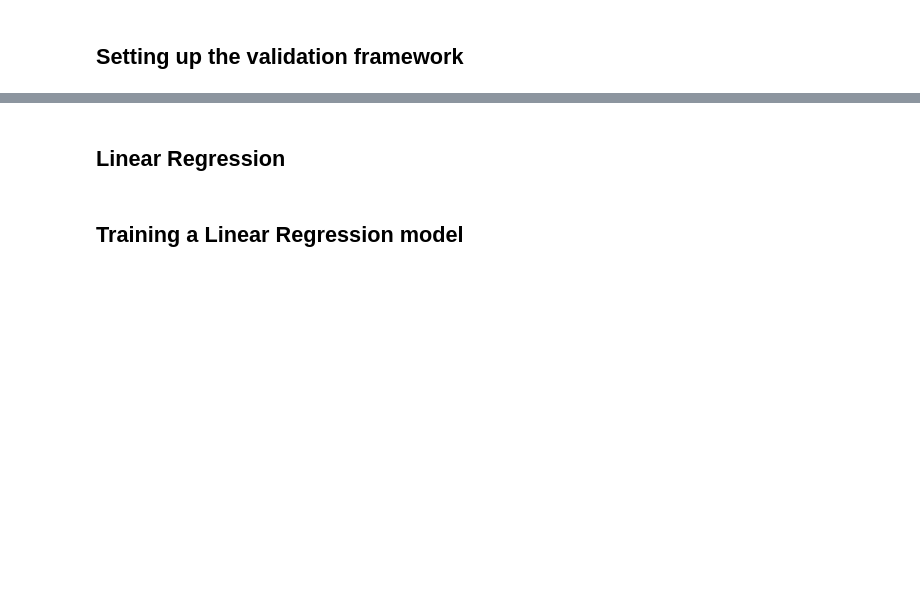
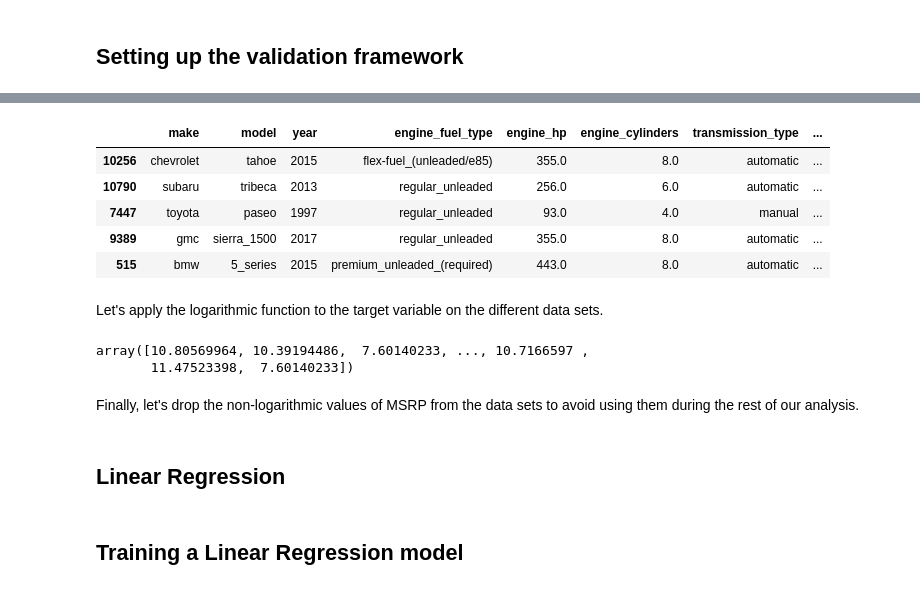
Before and after one commit to filipebodas/ml_zoomcamp_2024, a Jupyter notebook: code/02_regression/car_price.ipynb, the cells around one changed output, grey strips where cells are left out. Cells and saved outputs as stored; diff of their text form; code cells hidden in the pictures; blank space fills up the shorter version.

```diff
--- a/code/02_regression/car_price.ipynb
+++ b/code/02_regression/car_price.ipynb
@@ -140,0 +193,13 @@ dtype: int64
+# %%
+df_train = df.iloc[idx[:n_train]]
+df_val = df.iloc[idx[n_train:n_train+n_val]]
+df_test = df.iloc[idx[n_train+n_val:]]
+# %%
+df_train.head(5)
+# %% [output]
+|  | make | model | year | engine_fuel_type | engine_hp | engine_cylinders | transmission_type | ... |
+| 10256 | chevrolet | tahoe | 2015 | flex-fuel_(unleaded/e85) | 355.0 | 8.0 | automatic | ... |
+| 10790 | subaru | tribeca | 2013 | regular_unleaded | 256.0 | 6.0 | automatic | ... |
+| 7447 | toyota | paseo | 1997 | regular_unleaded | 93.0 | 4.0 | manual | ... |
+| 9389 | gmc | sierra_1500 | 2017 | regular_unleaded | 355.0 | 8.0 | automatic | ... |
+| 515 | bmw | 5_series | 2015 | premium_unleaded_(required) | 443.0 | 8.0 | automatic | ... |
@@ -140,0 +211,8 @@ dtype: int64
+# %% [markdown]
+Let's apply the logarithmic function to the target variable on the different data sets.
+# %%
+# test
+np.log1p(df_train.msrp.values)
+# %% [output]
+array([10.80569964, 10.39194486,  7.60140233, ..., 10.7166597 ,
+       11.47523398,  7.60140233])
@@ -140,0 +225,2 @@ dtype: int64
+# %% [markdown]
+Finally, let's drop the non-logarithmic values of MSRP from the data sets to avoid using them during the rest of our analysis.
```
Also changed, not shown: parts of 14 cells of this notebook.
